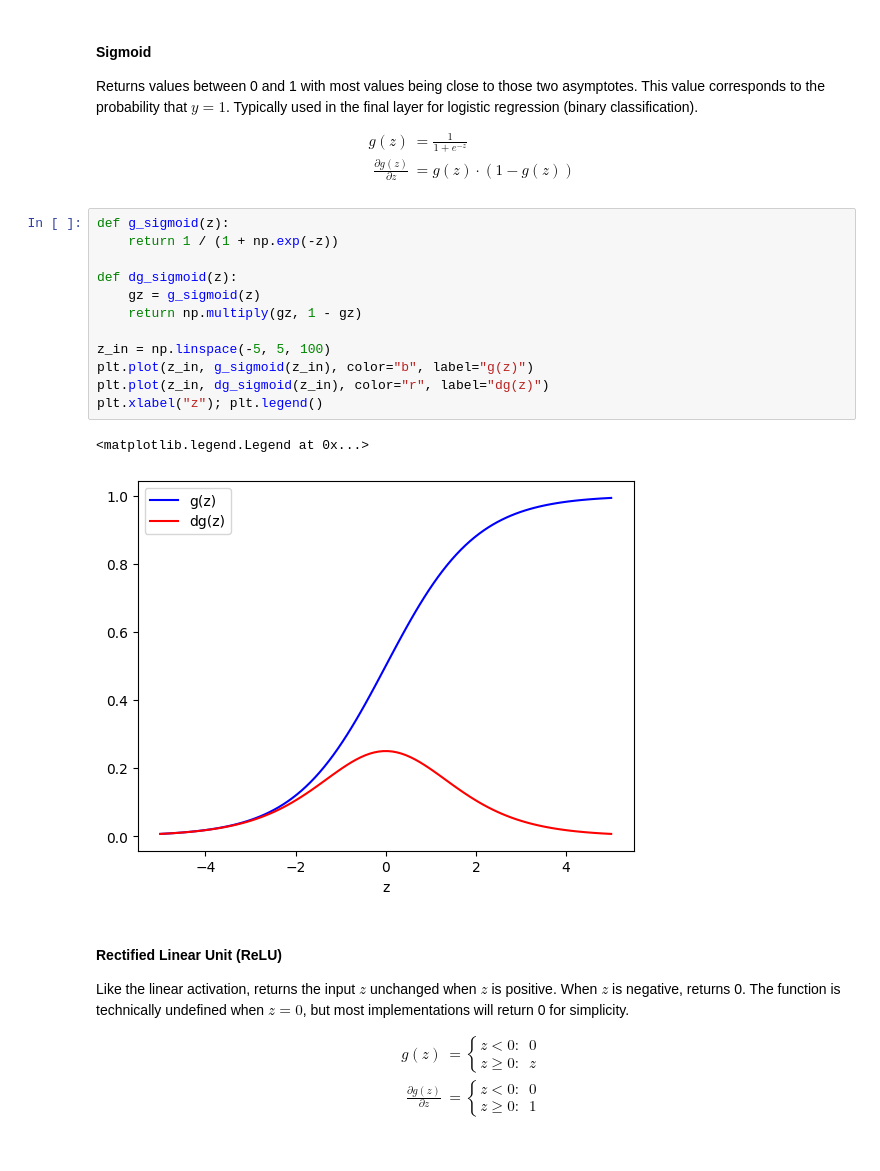
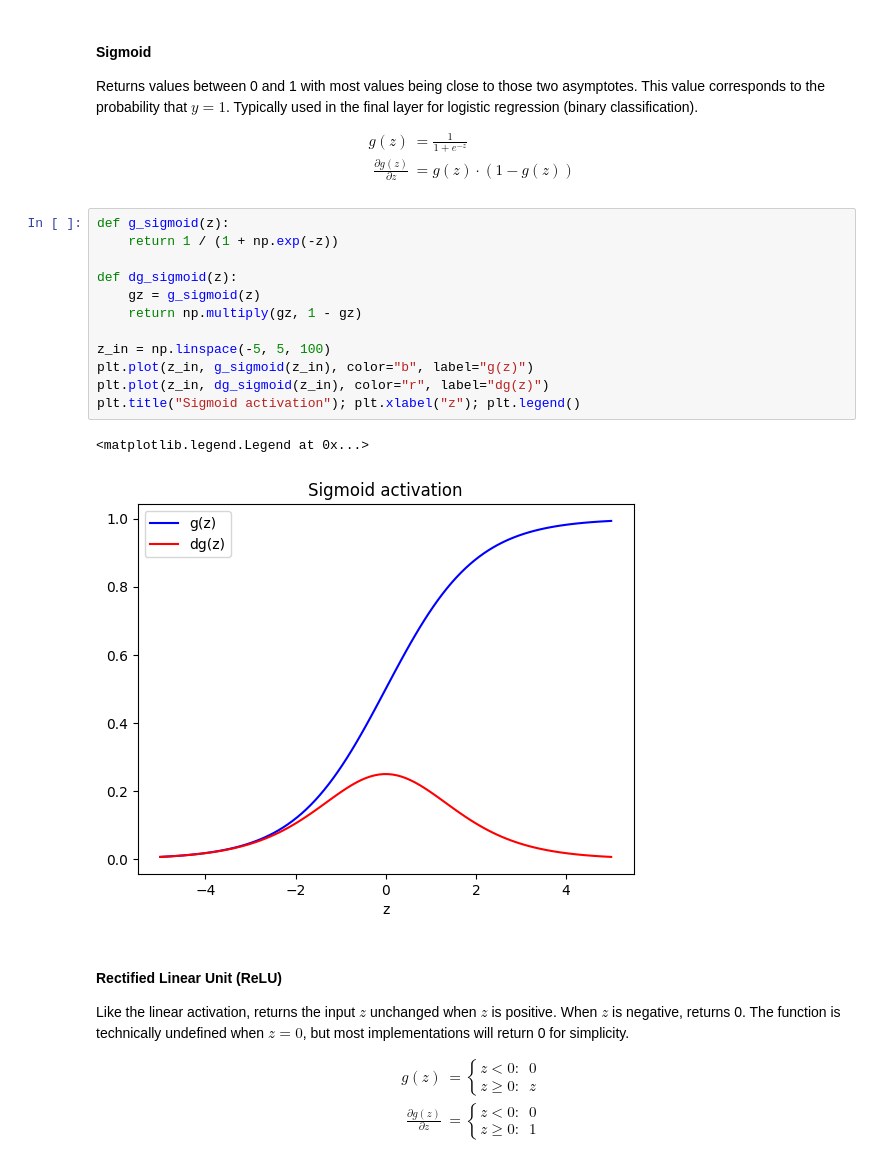
Before and after one commit to nickrusso42518/ml-qrg, a Jupyter notebook: ml_qrg.ipynb, the cells around one changed output. Drawn from its saved outputs; the diff is of its cells as text.

```diff
--- a/ml_qrg.ipynb
+++ b/ml_qrg.ipynb
@@ -632,18 +657,18 @@ $$
 # %%
 def g_sigmoid(z):
     return 1 / (1 + np.exp(-z))
 
 def dg_sigmoid(z):
     gz = g_sigmoid(z)
     return np.multiply(gz, 1 - gz)
 
 z_in = np.linspace(-5, 5, 100)
 plt.plot(z_in, g_sigmoid(z_in), color="b", label="g(z)")
 plt.plot(z_in, dg_sigmoid(z_in), color="r", label="dg(z)")
-plt.xlabel("z"); plt.legend()
+plt.title("Sigmoid activation"); plt.xlabel("z"); plt.legend()
 # %% [output]
 <matplotlib.legend.Legend at 0x...>
-[figure, old version]
+[figure, new version]
 # %% [markdown]
 #### Rectified Linear Unit (ReLU)
 Like the linear activation, returns the input $z$ unchanged when $z$ is positive. When $z$ is negative, returns 0. The function is technically undefined when $z = 0$, but most implementations will return 0 for simplicity.
```
Also changed, not shown: parts of 24 cells of this notebook.
